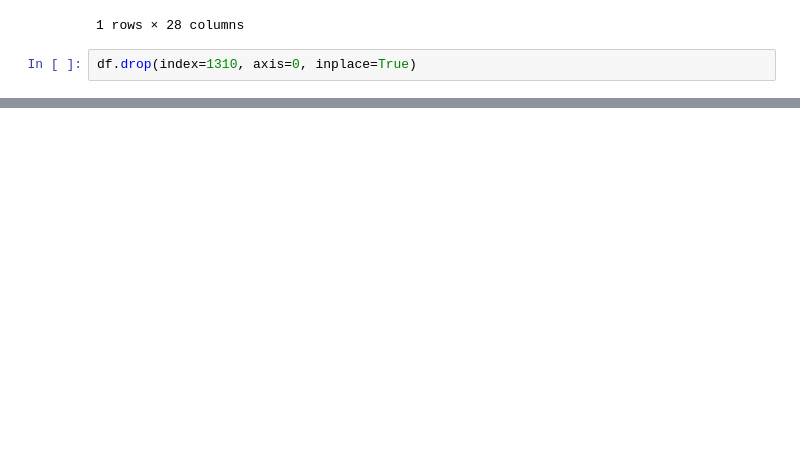
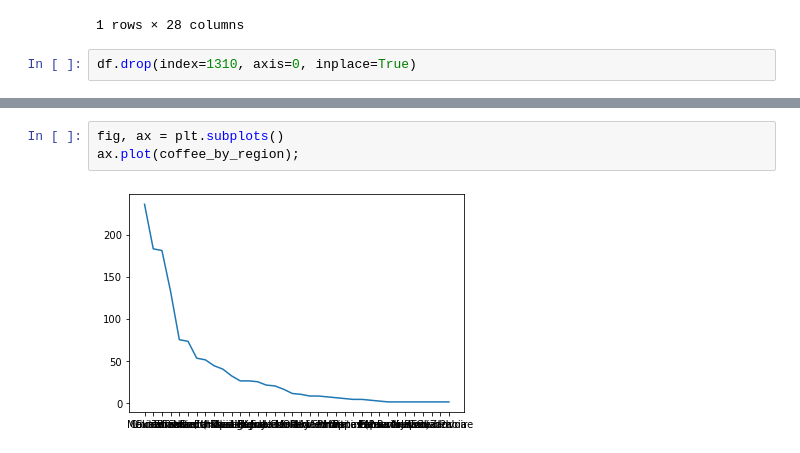
Before and after one commit to thejoshchow/coffee-arabica, a Jupyter notebook: coffee.ipynb, the cells around one changed output, grey strips where cells are left out. Drawn from its saved outputs; the diff is of its cells as text; blank space fills up the shorter version.

```diff
--- a/coffee.ipynb
+++ b/coffee.ipynb
@@ -138,0 +140,5 @@ df.groupby('Country.of.Origin').count()[['Unnamed: 0']].sort_values('Unnamed: 0'
+# %%
+fig, ax = plt.subplots()
+ax.plot(coffee_by_region);
+# %% [output]
+[figure, added]
```
Also changed, not shown: parts of 2 cells of this notebook.
